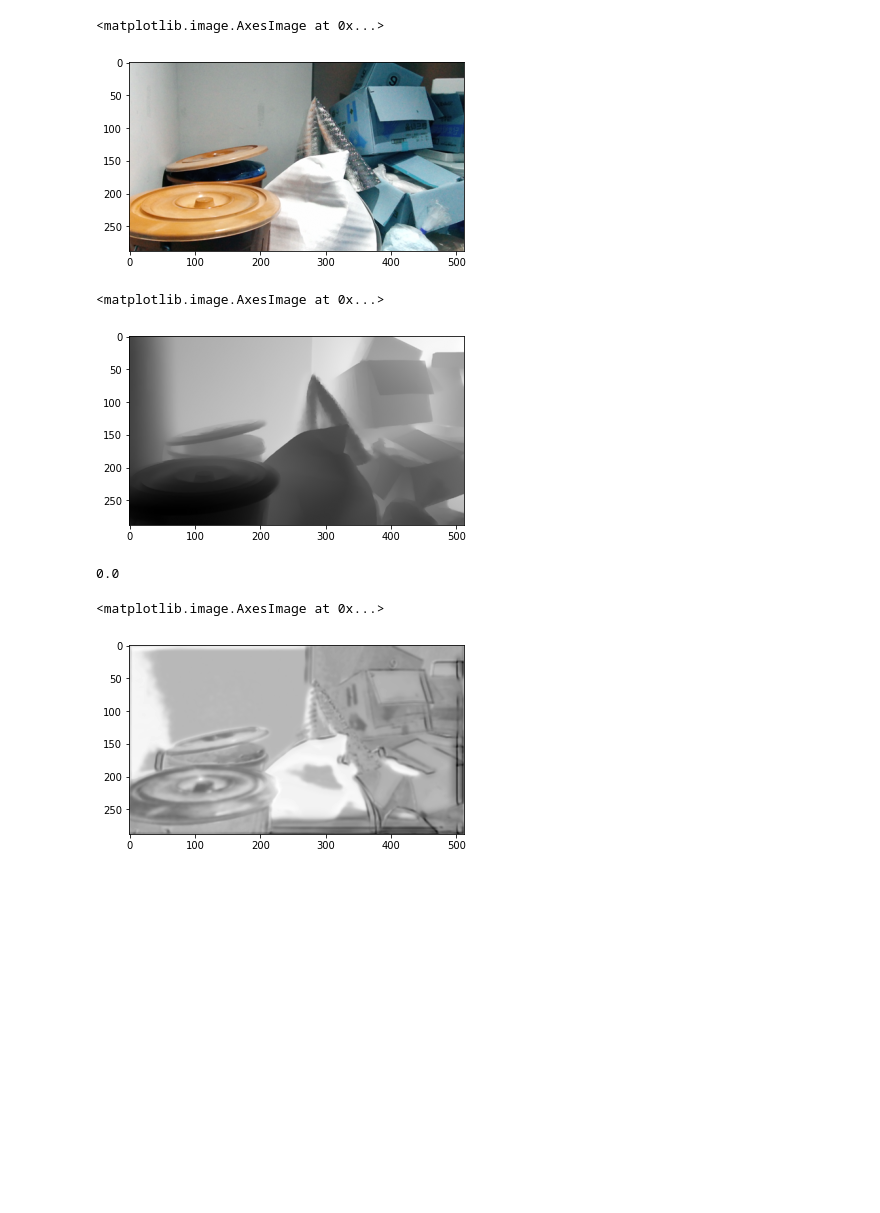
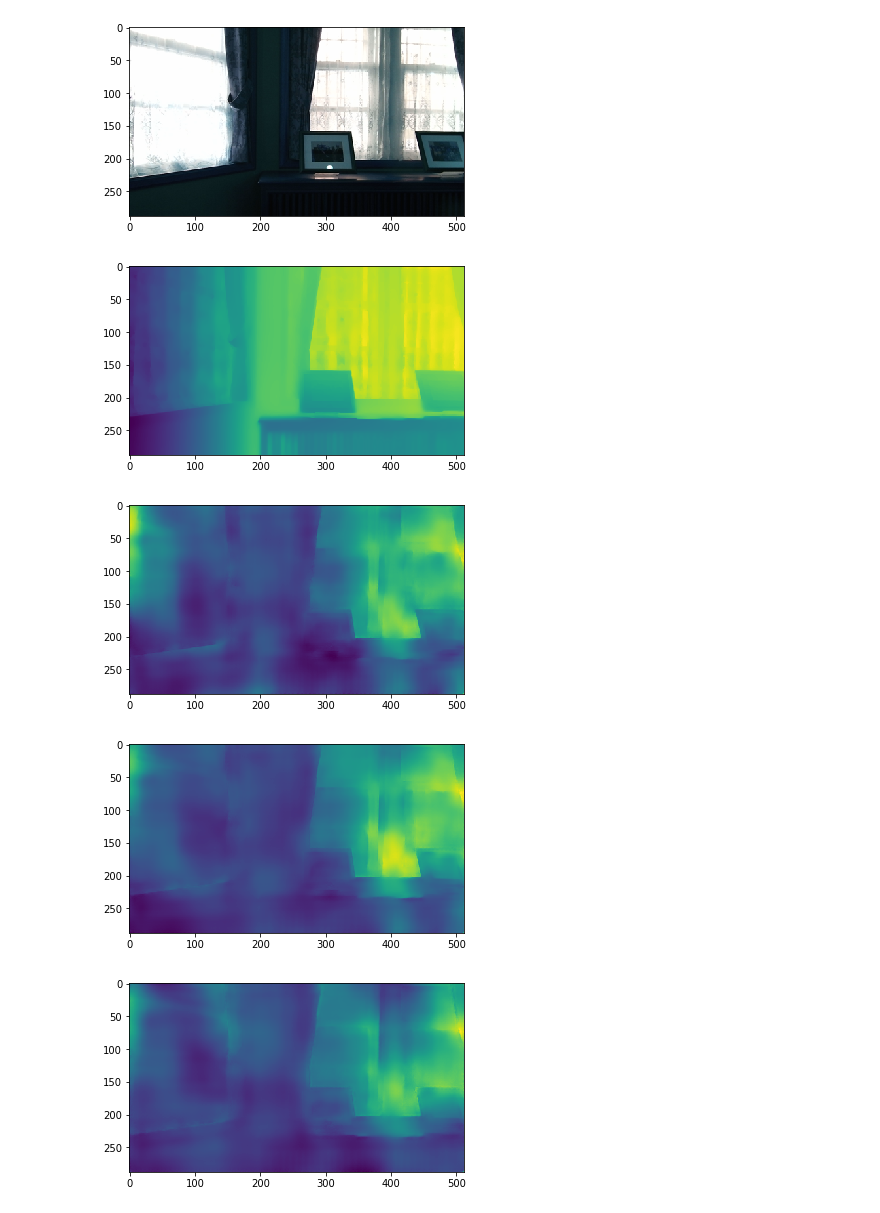
Before and after one commit to KeshavI03/ml-depth-estimation, a Jupyter notebook: depth-estimation.ipynb, the cells around one changed output. Drawn from its saved outputs; the diff is of its cells as text; code cells hidden in the pictures; blank space fills up the shorter version.

```diff
--- a/depth-estimation.ipynb
+++ b/depth-estimation.ipynb
@@ -107,0 +96,3 @@ model.save('depth.h5')
+# %%
+train_truth = [file.replace('color', 'depth_filled').replace('_c', '_depth_filled') for file in train_ground]
+valid_truth = [file.replace('color', 'depth_filled').replace('_c', '_depth_filled') for file in valid_ground]
@@ -107,0 +122,6 @@ model.save('depth.h5')
+# %%
+train_ds = tf.data.Dataset.from_tensor_slices((train_ground, train_truth))
+valid_ds = tf.data.Dataset.from_tensor_slices((valid_ground, valid_truth))
+# %%
+train_ds = train_ds.map(lambda x, y: (process_img8(x), process_img16(y))).batch(BATCH_SIZE)
+valid_ds = valid_ds.map(lambda x, y: (process_img8(x), process_img16(y))).batch(BATCH_SIZE)
@@ -107,0 +155,2 @@ model.save('depth.h5')
+# %%
+history = model.fit(train_ds, validation_data=valid_ds, epochs=EPOCHS, callbacks=[lr_callback])
@@ -108,27 +193,35 @@ model.save('depth.h5')
 # %%
 # image = cv2.imread(images[0], cv2.IMREAD_GRAYSCALE)
-image = cv2.imread(images[20])
+
+image_value = 63
+
+image = cv2.resize(cv2.imread(valid_ground[image_value]), (data_size_x, data_size_y))
 # image = x_test[29]
 
 image = image / 255
 
-truth = cv2.imread(images[20][:54] + 'depth_vi\\' + images[20][60:-5] + 'depth_vi.png').reshape(data_size_y, data_size_x, 3)
+truth = cv2.resize(cv2.imread(valid_truth[image_value], cv2.IMREAD_ANYDEPTH), (data_size_x, data_size_y))
 # truth = y_test[29]
 
 truth = truth / 255
 
 guess = model.predict(image.reshape(-1,data_size_y, data_size_x,3))
+guess2 = model2.predict(image.reshape(-1,data_size_y, data_size_x,3))
+guess3 = model3.predict(image.reshape(-1,data_size_y, data_size_x,3))
+
+plt.imshow(image)
+plt.show()
+plt.imshow(truth)
+plt.show()
+plt.imshow(guess.reshape(data_size_y, data_size_x))
+plt.show()
+plt.imshow(guess2.reshape(data_size_y, data_size_x))
+plt.show()
+plt.imshow(guess3.reshape(data_size_y, data_size_x))
+plt.show()
+# %% [output]
+[figure, added]
+[figure, added]
+[figure, added]
+[figure, added]
+[figure, added]
-# %%
-plt.imshow(image, cmap='gray')
-# %% [output]
-<matplotlib.image.AxesImage at 0x...>
-[figure, removed]
-# %%
-plt.imshow(truth, cmap='gray')
-# %% [output]
-<matplotlib.image.AxesImage at 0x...>
-[figure, removed]
-# %%
-np.min(truth)
-# %% [output]
-0.0
@@ -137,5 +227,0 @@ np.min(truth)
-# %%
-plt.imshow(guess.reshape(data_size_y, data_size_x), cmap='gray')
-# %% [output]
-<matplotlib.image.AxesImage at 0x...>
-[figure, removed]
```
Also changed, not shown: parts of 41 cells of this notebook.
